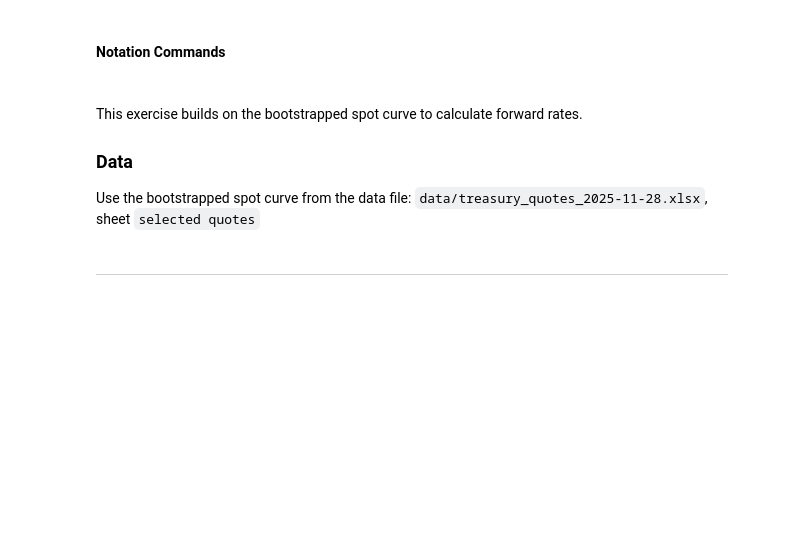
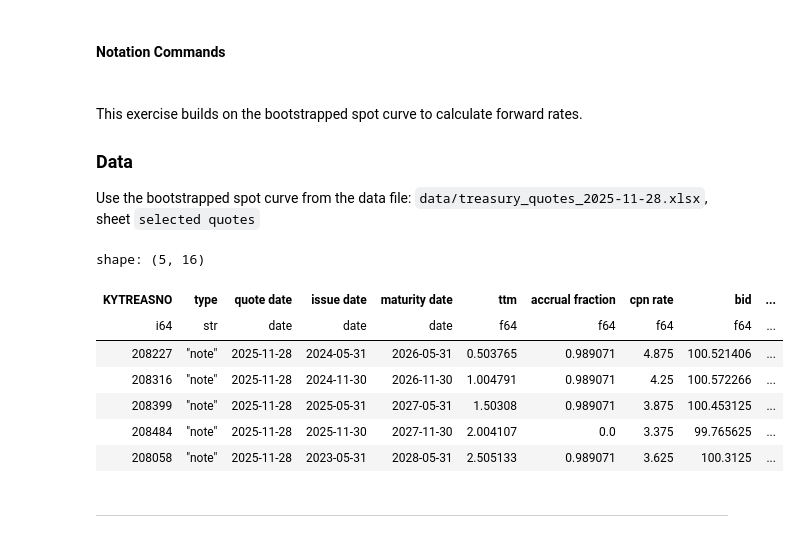
Before and after one commit to mihikasingh806/FixedIncome_A7, a Jupyter notebook: Assignment1/Ryota/E.1.2. Forward Rates.ipynb, the cells around one changed output. Drawn from its saved outputs; the diff is of its cells as text; code cells hidden in the pictures; blank space fills up the shorter version.

```diff
--- a/Assignment1/Ryota/E.1.2. Forward Rates.ipynb
+++ b/Assignment1/Ryota/E.1.2. Forward Rates.ipynb
@@ -72,6 +72,20 @@ This exercise builds on the bootstrapped spot curve to calculate forward rates.
 
 Use the bootstrapped spot curve from the data file:
 `data/treasury_quotes_2025-11-28.xlsx`, sheet `selected quotes`
+# %%
+import polars as pl
+
+treasury_quote_df = pl.read_excel("data/treasury_quotes_2025-11-28.xlsx", sheet_name="selected quotes")
+treasury_quote_df.head()
+# %% [output]
+shape: (5, 16)
+| KYTREASNO | type | quote date | issue date | maturity date | ttm | accrual fraction | cpn rate | bid | ... |
+| i64 | str | date | date | date | f64 | f64 | f64 | f64 | ... |
+| 208227 | "note" | 2025-11-28 | 2024-05-31 | 2026-05-31 | 0.503765 | 0.989071 | 4.875 | 100.521406 | ... |
+| 208316 | "note" | 2025-11-28 | 2024-11-30 | 2026-11-30 | 1.004791 | 0.989071 | 4.25 | 100.572266 | ... |
+| 208399 | "note" | 2025-11-28 | 2025-05-31 | 2027-05-31 | 1.50308 | 0.989071 | 3.875 | 100.453125 | ... |
+| 208484 | "note" | 2025-11-28 | 2025-11-30 | 2027-11-30 | 2.004107 | 0.0 | 3.375 | 99.765625 | ... |
+| 208058 | "note" | 2025-11-28 | 2023-05-31 | 2028-05-31 | 2.505133 | 0.989071 | 3.625 | 100.3125 | ... |
 # %% [markdown]
 ***
 # %% [markdown]
```
Also changed, not shown: parts of 5 cells of this notebook.
